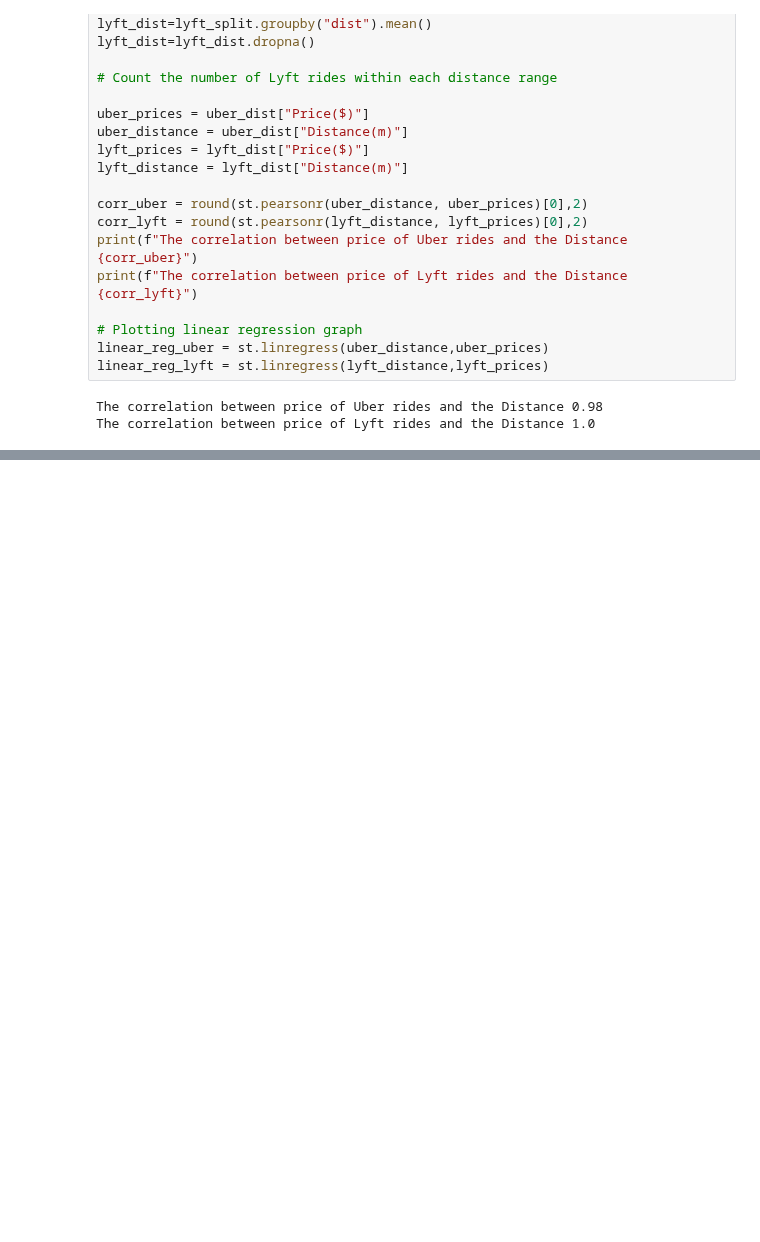
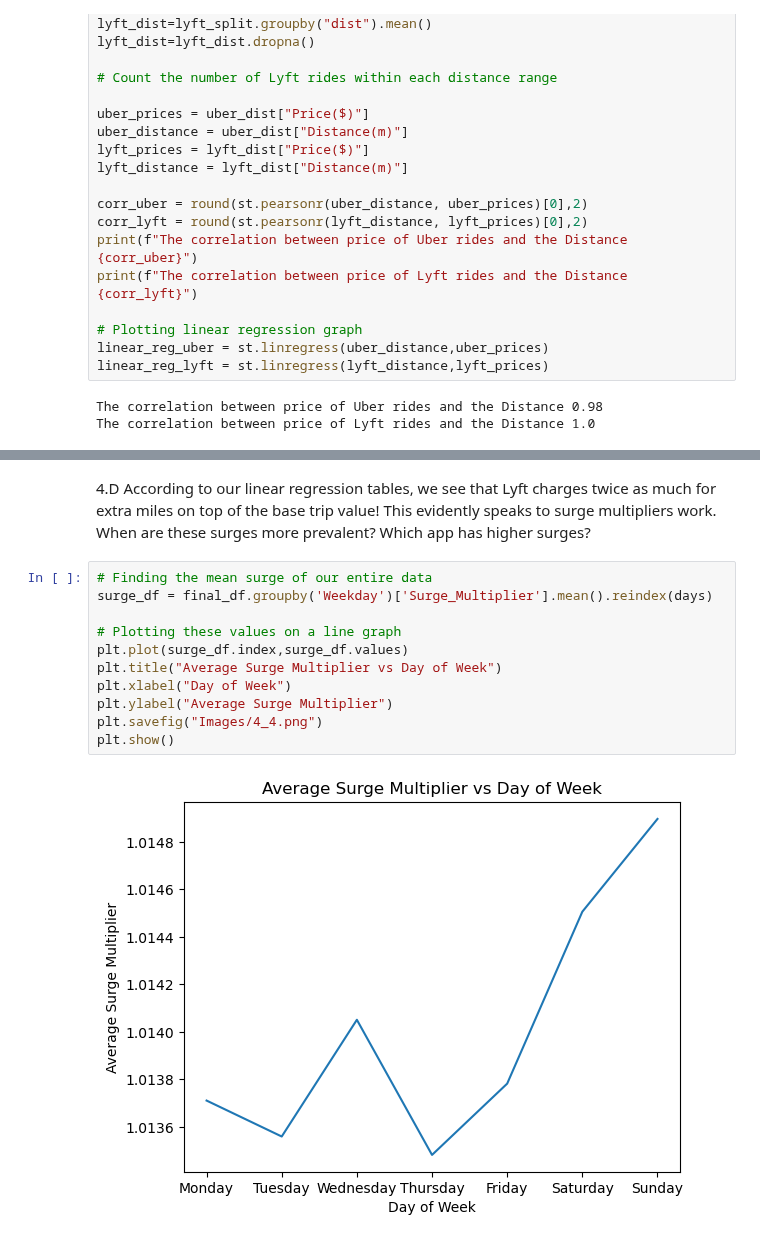
Before and after one commit to marnaji/Project-1, a Jupyter notebook: main.ipynb, the cells around one changed output, grey strips where cells are left out. Drawn from its saved outputs; the diff is of its cells as text; blank space fills up the shorter version.

Commit message:
Finalized flow

```diff
--- a/main.ipynb
+++ b/main.ipynb
@@ -747,3 +762,18 @@ plt.ylabel("Average of Price($)")
 plt.show()
 # %% [output]
 [figure]
+# %% [markdown]
+4.D According to our linear regression tables, we see that Lyft charges twice as much for extra miles on top of the base trip value! This evidently speaks to surge multipliers work. When are these surges more prevalent? Which app has higher surges?
+# %%
+# Finding the mean surge of our entire data
+surge_df = final_df.groupby('Weekday')['Surge_Multiplier'].mean().reindex(days)
+
+# Plotting these values on a line graph
+plt.plot(surge_df.index,surge_df.values)
+plt.title("Average Surge Multiplier vs Day of Week")
+plt.xlabel("Day of Week")
+plt.ylabel("Average Surge Multiplier")
+plt.savefig("Images/4_4.png")
+plt.show()
+# %% [output]
+[figure, added]
```
Also changed, not shown: parts of 39 cells of this notebook, 24 other files.
